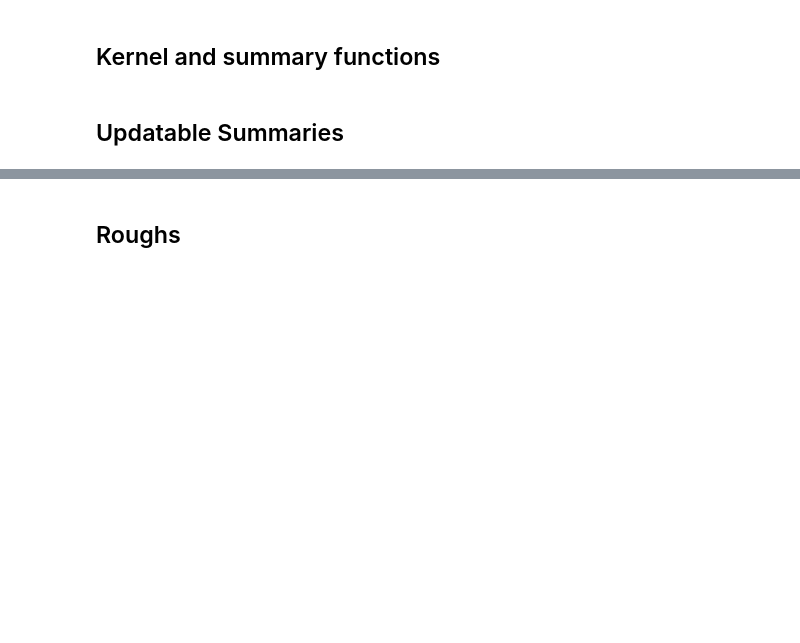
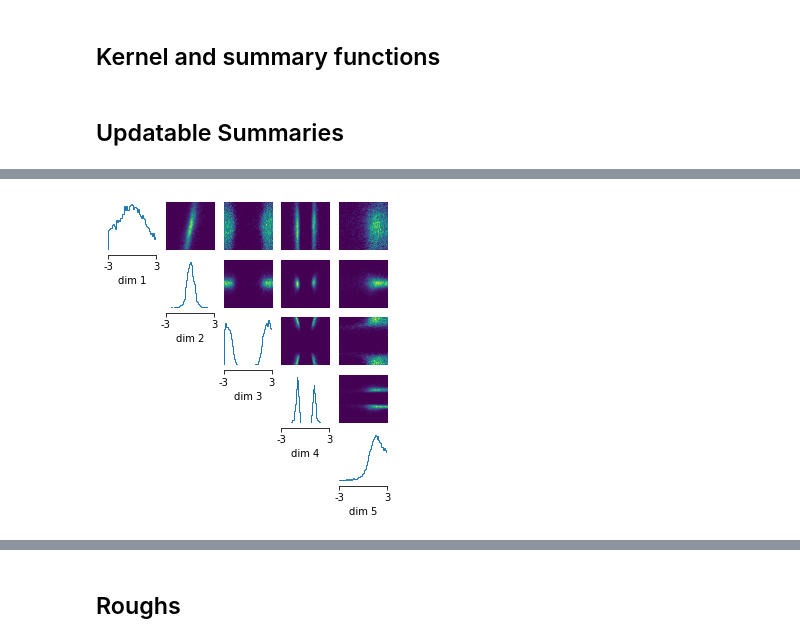
Before and after one commit to SRagy/sbi, a Jupyter notebook: Sammy_examples/Auto_Points.ipynb, the cells around one changed output, grey strips where cells are left out. Drawn from its saved outputs; the diff is of its cells as text; code cells hidden in the pictures; blank space fills up the shorter version.

```diff
--- a/Sammy_examples/Auto_Points.ipynb
+++ b/Sammy_examples/Auto_Points.ipynb
@@ -358,0 +580,11 @@ Using SNPE-C with atomic loss
+# %%
+samples = posteriors_embed[-1].sample((10000,))
+analysis.pairplot(samples,
+                    limits=[[-3,3], [-3,3],[-3,3],[-3,3],[-3,3]],
+                    ticks=[[-3,3],[-3,3],[-3,3],[-3,3],[-3,3]],
+                    figsize=(5,5),
+                    points_offdiag={'markersize': 6},
+                    points_colors='r');
+plt.show()
+# %% [output]
+[figure, added]
```
Also changed, not shown: parts of 17 cells of this notebook.
